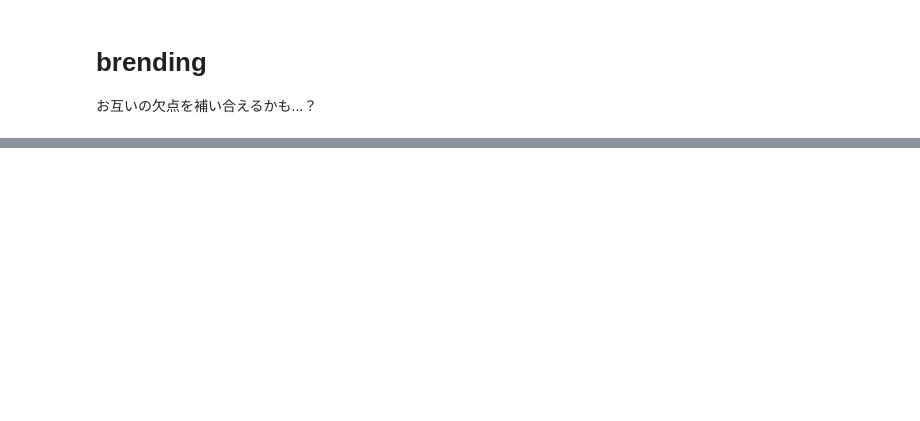
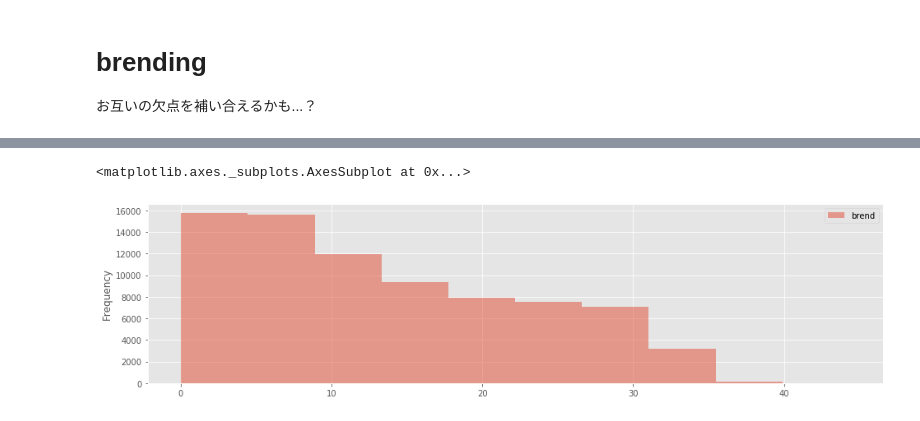
Before and after one commit to unonao/race-predict, a Jupyter notebook: evaluate_prediction.ipynb, the cells around one changed output, grey strips where cells are left out. Drawn from its saved outputs; the diff is of its cells as text; code cells hidden in the pictures; blank space fills up the shorter version.

```diff
--- a/evaluate_prediction.ipynb
+++ b/evaluate_prediction.ipynb
@@ -117,0 +80,18 @@ def caliculate_money_by_is_tansyo(one_race_data):
+# %%
+merged_df = pd.merge(brend_df, race_df, on="race_id")
+merged_df = pd.merge(merged_df, horse_df, on=['race_id','horse_number'])
+merged_df['tansyo_return'] = merged_df['is_tansyo']*merged_df['tansyo'] - 100
+merged_df["hukusyo_return"] = (merged_df["rank"]==1)*merged_df["hukusyo_first"] + (merged_df["rank"]==2)*merged_df["hukusyo_second"] + (merged_df["rank"]==3)*merged_df["hukusyo_third"]  - 100
+# %%
+def remove_same(one_horse_data):
+    #  数レース分の情報を結合
+    result_df = one_horse_data.copy()
+
+    if result_df["rank"].duplicated().sum() or result_df["total_horse_number"].iloc[0]<10:
+        return
+    else:
+        return result_df
+# %%
+print(merged_df.shape)
+removed = merged_df.groupby("race_id").apply(remove_same)
+print(removed.shape)
@@ -117,0 +103,3 @@ def caliculate_money_by_is_tansyo(one_race_data):
+# %%
+removed = removed.reset_index(drop=True)
+removed.head()
@@ -117,0 +113,6 @@ def caliculate_money_by_is_tansyo(one_race_data):
+# %%
+# brendの分布についてヒストグラム
+removed.plot(kind='hist', y='brend' , bins=10, figsize=(16,4), alpha=0.5)
+# %% [output]
+<matplotlib.axes._subplots.AxesSubplot at 0x...>
+[figure, added]
```
Also changed, not shown: parts of 39 cells of this notebook.
